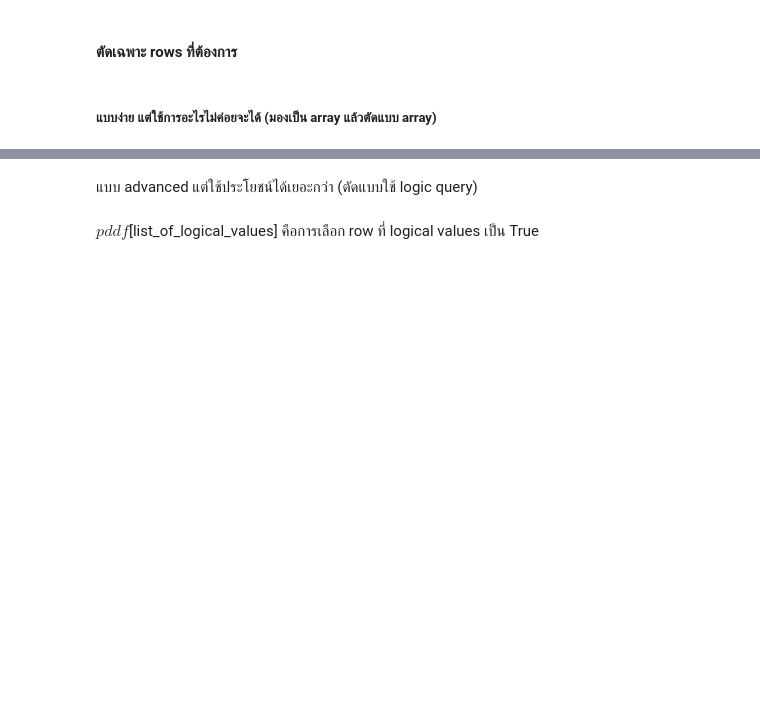
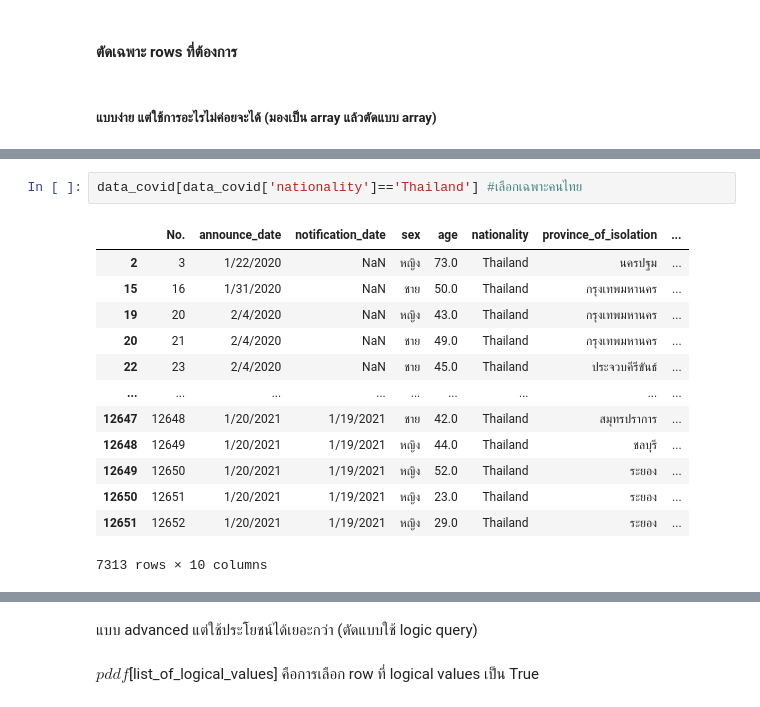
Before and after one commit to Chonthichasi/data_viz_2022, a Jupyter notebook: Pandas101.ipynb, the cells around one changed output, grey strips where cells are left out. Cells and saved outputs as stored; diff of their text form; blank space fills up the shorter version.

```diff
--- a/Pandas101.ipynb
+++ b/Pandas101.ipynb
@@ -155,0 +247,16 @@ data_covid.iloc[1:5,:] # เอาแถวที่ 1-4 และเอาท
+# %%
+data_covid[data_covid['nationality']=='Thailand'] #เลือกเฉพาะคนไทย
+# %% [output]
+|  | No. | announce_date | notification_date | sex | age | nationality | province_of_isolation | ... |
+| 2 | 3 | 1/22/2020 | NaN | หญิง | 73.0 | Thailand | นครปฐม | ... |
+| 15 | 16 | 1/31/2020 | NaN | ชาย | 50.0 | Thailand | กรุงเทพมหานคร | ... |
+| 19 | 20 | 2/4/2020 | NaN | หญิง | 43.0 | Thailand | กรุงเทพมหานคร | ... |
+| 20 | 21 | 2/4/2020 | NaN | ชาย | 49.0 | Thailand | กรุงเทพมหานคร | ... |
+| 22 | 23 | 2/4/2020 | NaN | ชาย | 45.0 | Thailand | ประจวบคีรีขันธ์ | ... |
+| ... | ... | ... | ... | ... | ... | ... | ... | ... |
+| 12647 | 12648 | 1/20/2021 | 1/19/2021 | ชาย | 42.0 | Thailand | สมุทรปราการ | ... |
+| 12648 | 12649 | 1/20/2021 | 1/19/2021 | หญิง | 44.0 | Thailand | ชลบุรี | ... |
+| 12649 | 12650 | 1/20/2021 | 1/19/2021 | หญิง | 52.0 | Thailand | ระยอง | ... |
+| 12650 | 12651 | 1/20/2021 | 1/19/2021 | หญิง | 23.0 | Thailand | ระยอง | ... |
+| 12651 | 12652 | 1/20/2021 | 1/19/2021 | หญิง | 29.0 | Thailand | ระยอง | ... |
+7313 rows × 10 columns
```
Also changed, not shown: parts of 101 cells of this notebook.
